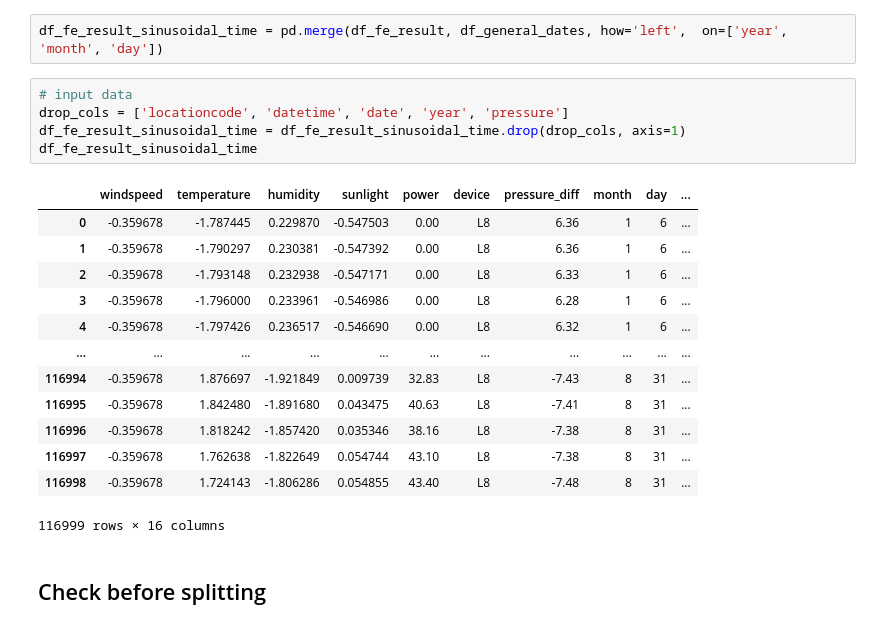
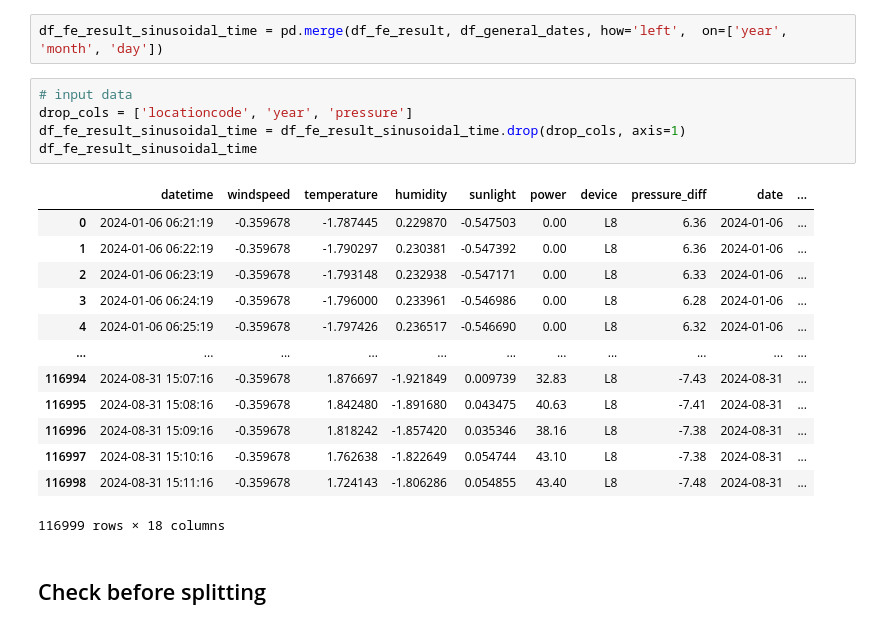
Before and after one commit to chiseanchang0727/aicup-predict-energy-generation, a Jupyter notebook: test_region/Predict_1_Sean.ipynb, the cells around one changed output. Cells and saved outputs as stored; diff of their text form.

```diff
--- a/test_region/Predict_1_Sean.ipynb
+++ b/test_region/Predict_1_Sean.ipynb
@@ -161,23 +165,23 @@ df_fe_result.head()
 df_fe_result_sinusoidal_time = pd.merge(df_fe_result, df_general_dates, how='left',  on=['year', 'month', 'day'])
 # %%
 # input data
-drop_cols = ['locationcode', 'datetime', 'date', 'year', 'pressure']
+drop_cols = ['locationcode', 'year', 'pressure']
 df_fe_result_sinusoidal_time = df_fe_result_sinusoidal_time.drop(drop_cols, axis=1)
 df_fe_result_sinusoidal_time
 # %% [output]
-|  | windspeed | temperature | humidity | sunlight | power | device | pressure_diff | month | day | ... |
-| 0 | -0.359678 | -1.787445 | 0.229870 | -0.547503 | 0.00 | L8 | 6.36 | 1 | 6 | ... |
-| 1 | -0.359678 | -1.790297 | 0.230381 | -0.547392 | 0.00 | L8 | 6.36 | 1 | 6 | ... |
-| 2 | -0.359678 | -1.793148 | 0.232938 | -0.547171 | 0.00 | L8 | 6.33 | 1 | 6 | ... |
-| 3 | -0.359678 | -1.796000 | 0.233961 | -0.546986 | 0.00 | L8 | 6.28 | 1 | 6 | ... |
-| 4 | -0.359678 | -1.797426 | 0.236517 | -0.546690 | 0.00 | L8 | 6.32 | 1 | 6 | ... |
+|  | datetime | windspeed | temperature | humidity | sunlight | power | device | pressure_diff | date | ... |
+| 0 | 2024-01-06 06:21:19 | -0.359678 | -1.787445 | 0.229870 | -0.547503 | 0.00 | L8 | 6.36 | 2024-01-06 | ... |
+| 1 | 2024-01-06 06:22:19 | -0.359678 | -1.790297 | 0.230381 | -0.547392 | 0.00 | L8 | 6.36 | 2024-01-06 | ... |
+| 2 | 2024-01-06 06:23:19 | -0.359678 | -1.793148 | 0.232938 | -0.547171 | 0.00 | L8 | 6.33 | 2024-01-06 | ... |
+| 3 | 2024-01-06 06:24:19 | -0.359678 | -1.796000 | 0.233961 | -0.546986 | 0.00 | L8 | 6.28 | 2024-01-06 | ... |
+| 4 | 2024-01-06 06:25:19 | -0.359678 | -1.797426 | 0.236517 | -0.546690 | 0.00 | L8 | 6.32 | 2024-01-06 | ... |
 | ... | ... | ... | ... | ... | ... | ... | ... | ... | ... | ... |
-| 116994 | -0.359678 | 1.876697 | -1.921849 | 0.009739 | 32.83 | L8 | -7.43 | 8 | 31 | ... |
-| 116995 | -0.359678 | 1.842480 | -1.891680 | 0.043475 | 40.63 | L8 | -7.41 | 8 | 31 | ... |
-| 116996 | -0.359678 | 1.818242 | -1.857420 | 0.035346 | 38.16 | L8 | -7.38 | 8 | 31 | ... |
-| 116997 | -0.359678 | 1.762638 | -1.822649 | 0.054744 | 43.10 | L8 | -7.38 | 8 | 31 | ... |
-| 116998 | -0.359678 | 1.724143 | -1.806286 | 0.054855 | 43.40 | L8 | -7.48 | 8 | 31 | ... |
+| 116994 | 2024-08-31 15:07:16 | -0.359678 | 1.876697 | -1.921849 | 0.009739 | 32.83 | L8 | -7.43 | 2024-08-31 | ... |
+| 116995 | 2024-08-31 15:08:16 | -0.359678 | 1.842480 | -1.891680 | 0.043475 | 40.63 | L8 | -7.41 | 2024-08-31 | ... |
+| 116996 | 2024-08-31 15:09:16 | -0.359678 | 1.818242 | -1.857420 | 0.035346 | 38.16 | L8 | -7.38 | 2024-08-31 | ... |
+| 116997 | 2024-08-31 15:10:16 | -0.359678 | 1.762638 | -1.822649 | 0.054744 | 43.10 | L8 | -7.38 | 2024-08-31 | ... |
+| 116998 | 2024-08-31 15:11:16 | -0.359678 | 1.724143 | -1.806286 | 0.054855 | 43.40 | L8 | -7.48 | 2024-08-31 | ... |
-116999 rows × 16 columns
+116999 rows × 18 columns
 # %% [markdown]
 ## Check before splitting
 # %%
```
Also changed, not shown: parts of 16 cells of this notebook, 1 other file.
